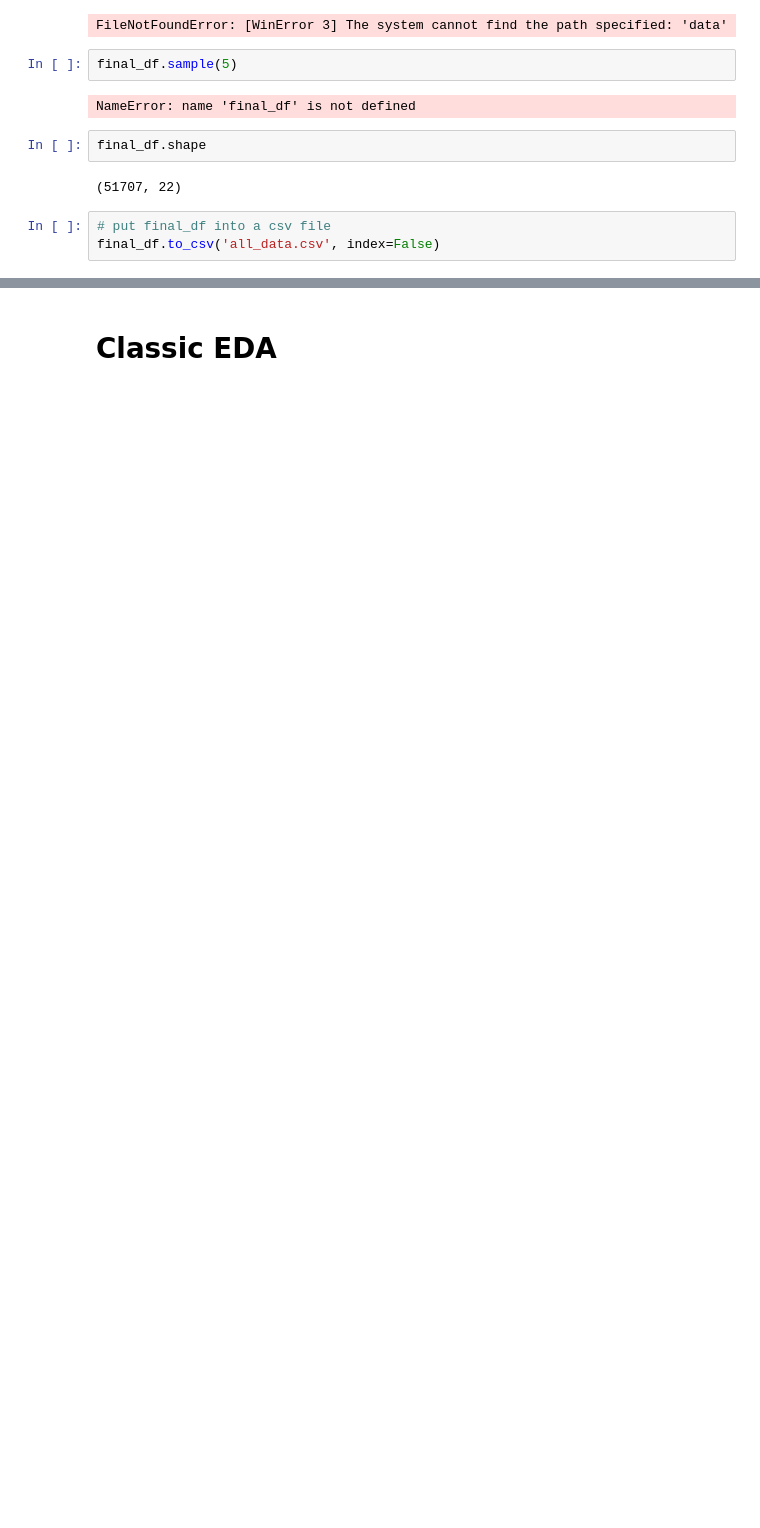
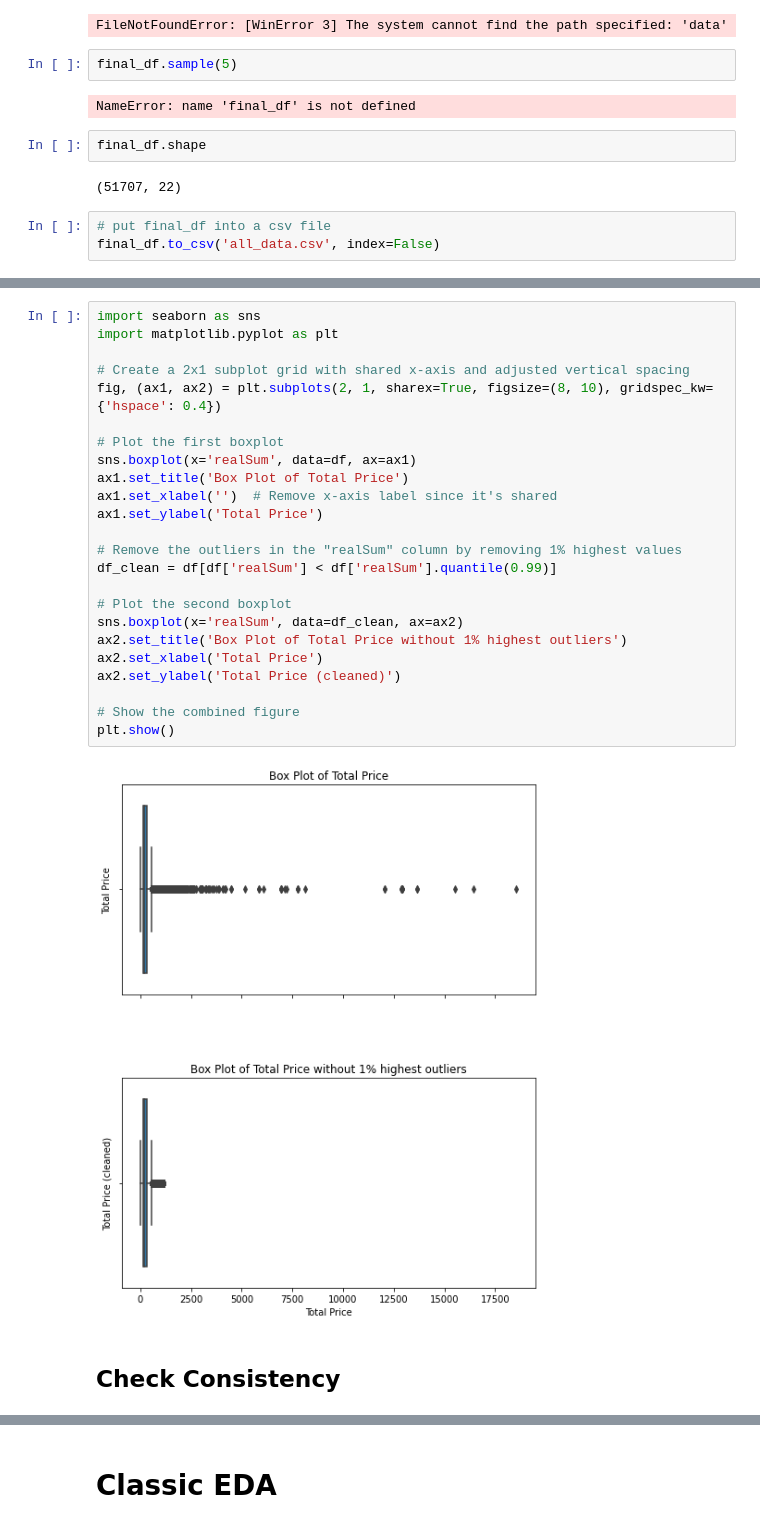
Before and after one commit to com-480-data-visualization/project-2023-les-zinzins, a Jupyter notebook: EDA.ipynb, the cells around one changed output, grey strips where cells are left out. Drawn from its saved outputs; the diff is of its cells as text; blank space fills up the shorter version.

```diff
--- a/EDA.ipynb
+++ b/EDA.ipynb
@@ -47,0 +100,28 @@ final_df.to_csv('all_data.csv', index=False)
+# %%
+import seaborn as sns
+import matplotlib.pyplot as plt
+
+# Create a 2x1 subplot grid with shared x-axis and adjusted vertical spacing
+fig, (ax1, ax2) = plt.subplots(2, 1, sharex=True, figsize=(8, 10), gridspec_kw={'hspace': 0.4})
+
+# Plot the first boxplot
+sns.boxplot(x='realSum', data=df, ax=ax1)
+ax1.set_title('Box Plot of Total Price')
+ax1.set_xlabel('')  # Remove x-axis label since it's shared
+ax1.set_ylabel('Total Price')
+
+# Remove the outliers in the "realSum" column by removing 1% highest values
+df_clean = df[df['realSum'] < df['realSum'].quantile(0.99)]
+
+# Plot the second boxplot
+sns.boxplot(x='realSum', data=df_clean, ax=ax2)
+ax2.set_title('Box Plot of Total Price without 1% highest outliers')
+ax2.set_xlabel('Total Price')
+ax2.set_ylabel('Total Price (cleaned)')
+
+# Show the combined figure
+plt.show()
+# %% [output]
+[figure, added]
+# %% [markdown]
+## Check Consistency
```
Also changed, not shown: parts of 12 cells of this notebook.
